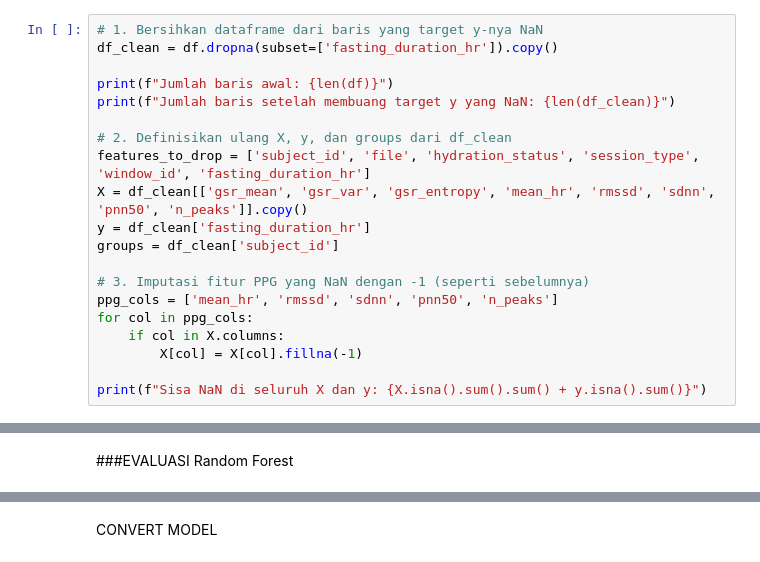
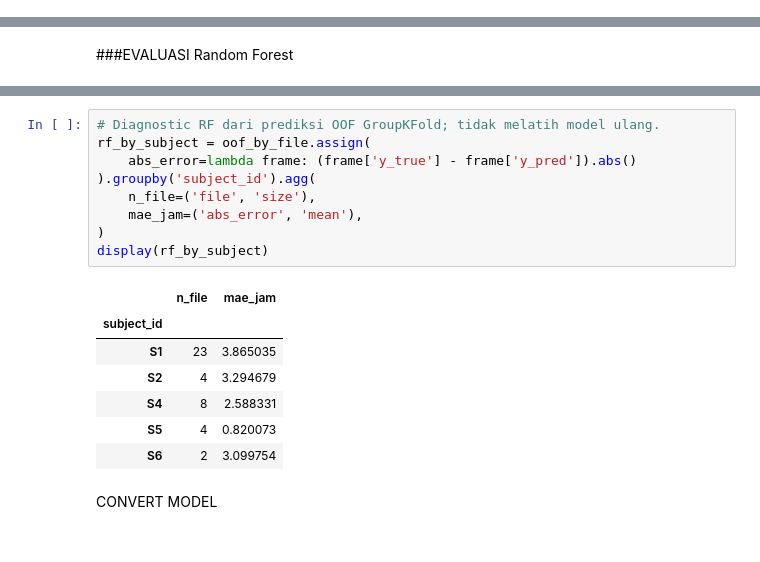
Before and after one commit to kharismapr/SEHAT-Smart-Electronic-based-Hydration-Analysis-and-Tracking, a Jupyter notebook: TRAIN_SEHAT_revisi copy.ipynb, the cells around one changed output, grey strips where cells are left out. Cells and saved outputs as stored; diff of their text form.

```diff
--- a/TRAIN_SEHAT_revisi.ipynb
+++ b/TRAIN_SEHAT_revisi copy.ipynb
@@ -1041,23 +1042,3 @@ min         2.245278
 75%        11.492778
 max        15.197500
 Name: fasting_duration_hr, dtype: float64
-# %%
-# 1. Bersihkan dataframe dari baris yang target y-nya NaN
-df_clean = df.dropna(subset=['fasting_duration_hr']).copy()
-
-print(f"Jumlah baris awal: {len(df)}")
-print(f"Jumlah baris setelah membuang target y yang NaN: {len(df_clean)}")
-
-# 2. Definisikan ulang X, y, dan groups dari df_clean
-features_to_drop = ['subject_id', 'file', 'hydration_status', 'session_type', 'window_id', 'fasting_duration_hr']
-X = df_clean[['gsr_mean', 'gsr_var', 'gsr_entropy', 'mean_hr', 'rmssd', 'sdnn', 'pnn50', 'n_peaks']].copy()
-y = df_clean['fasting_duration_hr']
-groups = df_clean['subject_id']
-
-# 3. Imputasi fitur PPG yang NaN dengan -1 (seperti sebelumnya)
-ppg_cols = ['mean_hr', 'rmssd', 'sdnn', 'pnn50', 'n_peaks']
-for col in ppg_cols:
-    if col in X.columns:
-        X[col] = X[col].fillna(-1)
-
-print(f"Sisa NaN di seluruh X dan y: {X.isna().sum().sum() + y.isna().sum()}")
@@ -1357,3 +1232,20 @@ RATA-RATA ERROR (MAE) DARI SELURUH SIMULASI: 2.61 jam
+# %%
+# Diagnostic RF dari prediksi OOF GroupKFold; tidak melatih model ulang.
+rf_by_subject = oof_by_file.assign(
+    abs_error=lambda frame: (frame['y_true'] - frame['y_pred']).abs()
+).groupby('subject_id').agg(
+    n_file=('file', 'size'),
+    mae_jam=('abs_error', 'mean'),
+)
+display(rf_by_subject)
+# %% [output]
+|  | n_file | mae_jam |
+| subject_id |  |  |
+| S1 | 23 | 3.865035 |
+| S2 | 4 | 3.294679 |
+| S4 | 8 | 2.588331 |
+| S5 | 4 | 0.820073 |
+| S6 | 2 | 3.099754 |
 # %% [markdown]
 CONVERT MODEL
 # %%
```
Also changed, not shown: parts of 25 cells of this notebook, 8 other files.
